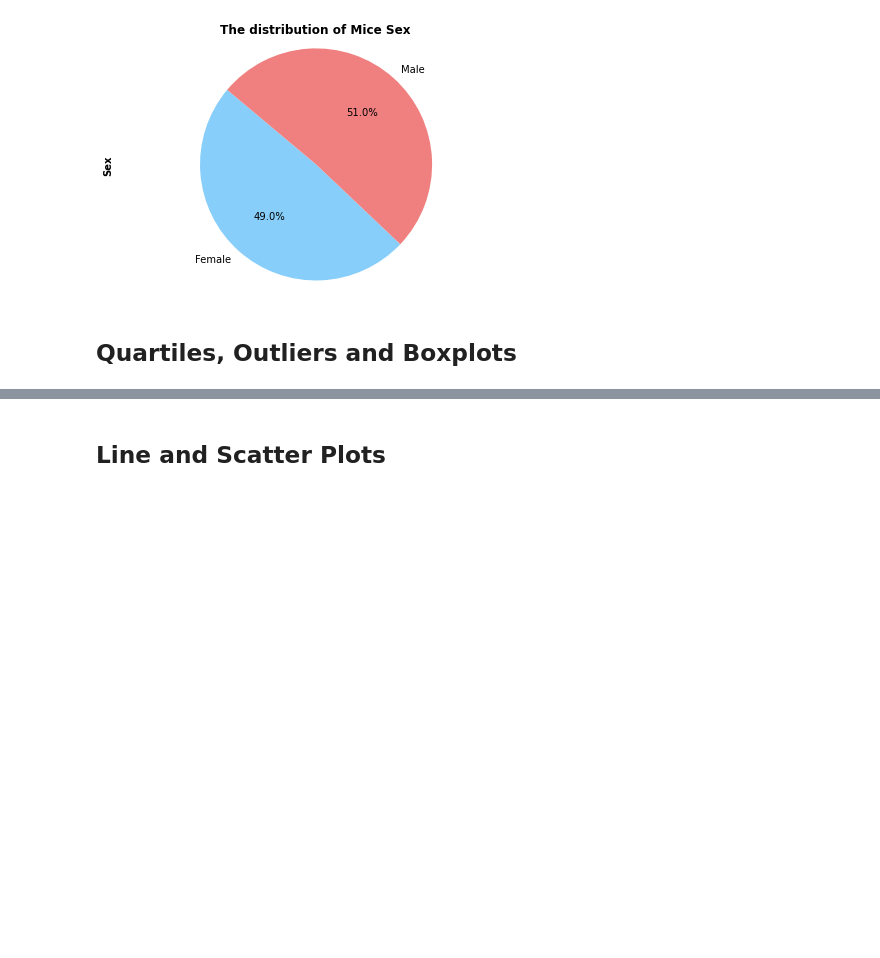
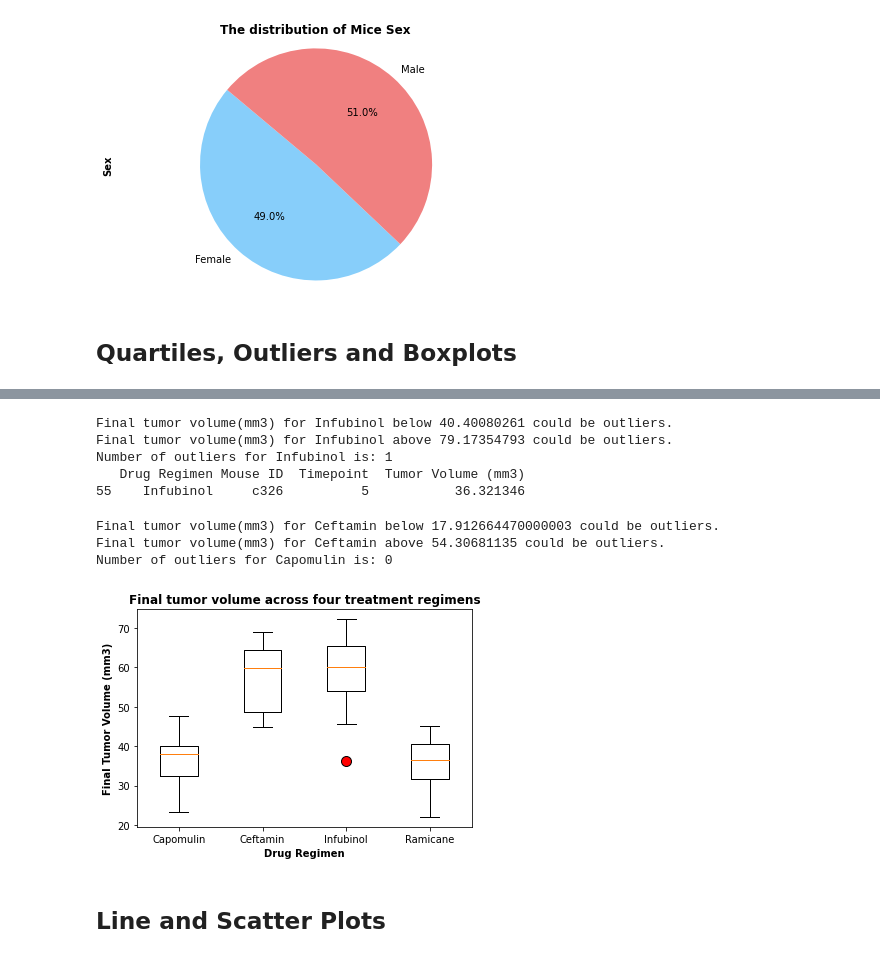
Before and after one commit to abpuccini/matplotlib-challenge, a Jupyter notebook: pymaceuticals_analysis.ipynb, the cells around one changed output, grey strips where cells are left out. Saved outputs shown, nothing was run; the diff lists cells and outputs as text; code cells hidden in the pictures; blank space fills up the shorter version.

```diff
--- a/pymaceuticals_analysis.ipynb
+++ b/pymaceuticals_analysis.ipynb
@@ -249,0 +226,5 @@ plt.close()
+# %%
+# Focus only on four regimens: Capomulin, Ramicane, Infubinol, and Ceftamin
+# Calculate the final tumor volume of each mouse
+final_tumor_vol = analysis_data_df.groupby(['Drug Regimen', 'Mouse ID']).last()[['Timepoint', 'Tumor Volume (mm3)']]
+final_tumor_df = final_tumor_vol.reset_index()
@@ -250,2 +283,76 @@ plt.close()
+# %%
+# Infubinol
+Infubinol_final_tumor_df = final_tumor_df[final_tumor_df['Drug Regimen'] == 'Infubinol']
+Infubinol_tumor = Infubinol_final_tumor_df['Tumor Volume (mm3)']
+
+# Calculate the IQR and quantitatively determine if there are any potential outliers.
+inf_quartiles = Infubinol_tumor.quantile([0.25,0.5,0.75])
+inf_lowerq = inf_quartiles[0.25]
+inf_upperq = inf_quartiles[0.75]
+inf_iqr = inf_upperq-inf_lowerq
+inf_lower_bound = inf_lowerq - (1.5*ram_iqr)
+inf_upper_bound = inf_upperq + (1.5*ram_iqr)
+
+# Determine outliers using upper and lower bounds
+inf_outliers_df = Infubinol_final_tumor_df.loc[(Infubinol_final_tumor_df['Tumor Volume (mm3)'] < inf_lower_bound)
+                                              | (Infubinol_final_tumor_df['Tumor Volume (mm3)'] > inf_upper_bound)]
+
+print(f"Final tumor volume(mm3) for Infubinol below {inf_lower_bound} could be outliers.")
+print(f"Final tumor volume(mm3) for Infubinol above {inf_upper_bound} could be outliers.")
+print(f"Number of outliers for Infubinol is: {inf_outliers_df['Tumor Volume (mm3)'].count()}")
+if inf_outliers_df['Tumor Volume (mm3)'].count() > 0:
+    print(inf_outliers_df)
+# %% [output]
+Final tumor volume(mm3) for Infubinol below 40.40080261 could be outliers.
+Final tumor volume(mm3) for Infubinol above 79.17354793 could be outliers.
+Number of outliers for Infubinol is: 1
+   Drug Regimen Mouse ID  Timepoint  Tumor Volume (mm3)
+55    Infubinol     c326          5           36.321346
+# %%
+# Ramicane
+Ramicane_final_tumor_df = final_tumor_df[final_tumor_df['Drug Regimen'] == 'Ramicane']
+Ramicane_tumor = Ramicane_final_tumor_df['Tumor Volume (mm3)']
+
+# Calculate the IQR and quantitatively determine if there are any potential outliers.
+ram_quartiles = Ramicane_tumor.quantile([0.25,0.5,0.75])
+ram_lowerq = ram_quartiles[0.25]
+ram_upperq = ram_quartiles[0.75]
+ram_iqr = ram_upperq-ram_lowerq
+ram_lower_bound = ram_lowerq - (1.5*ram_iqr)
+ram_upper_bound = ram_upperq + (1.5*ram_iqr)
+
+# Determine outliers using upper and lower bounds
+ram_outliers_df = Ramicane_final_tumor_df.loc[(Ramicane_final_tumor_df['Tumor Volume (mm3)'] < ram_lower_bound)
+                                              | (Ramicane_final_tumor_df['Tumor Volume (mm3)'] > ram_upper_bound)]
+
+print(f"Final tumor volume(mm3) for Ceftamin below {ram_lower_bound} could be outliers.")
+print(f"Final tumor volume(mm3) for Ceftamin above {ram_upper_bound} could be outliers.")
+print(f"Number of outliers for Capomulin is: {ram_outliers_df['Tumor Volume (mm3)'].count()}")
+if ram_outliers_df['Tumor Volume (mm3)'].count() > 0:
+    print(inf_outliers_df)
+# %% [output]
+Final tumor volume(mm3) for Ceftamin below 17.912664470000003 could be outliers.
+Final tumor volume(mm3) for Ceftamin above 54.30681135 could be outliers.
+Number of outliers for Capomulin is: 0
+# %%
+# Generate a box plot of the final tumor volume of each mouse across four regimens of interest
+regimen = list(four_regimen_final_tumor_df['Drug Regimen'].unique())
+final_tumor_vol = [Capomulin_tumor, Ceftamin_tumor, Infubinol_tumor, Ramicane_tumor]
+fig1, final_tumor_plot = plt.subplots()
+final_tumor_plot.set_title('Final tumor volume across four treatment regimens', fontweight='bold')
+final_tumor_plot.set_xlabel('Drug Regimen', fontweight='bold')
+final_tumor_plot.set_ylabel('Final Tumor Volume (mm3)', fontweight='bold')
+final_tumor_plot.boxplot(final_tumor_vol, labels=regimen, flierprops={'markerfacecolor':'r','markersize': 10})
+
+# Save box plot graph to Images folder
+final_tumor_plot.figure.savefig('Images/final_tumor_plot.png')
+
+# Present the box plot chart
+plt.show()
+
+# To close pyplot
+plt.close()
+# %% [output]
+[figure, added]
 # %% [markdown]
 ## Line and Scatter Plots
```
Also changed, not shown: parts of 13 cells of this notebook.
